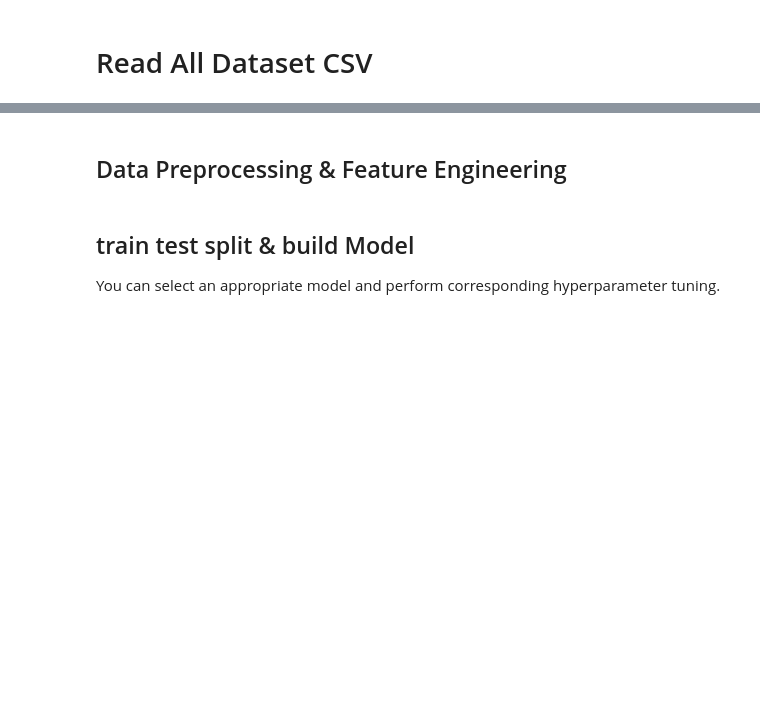
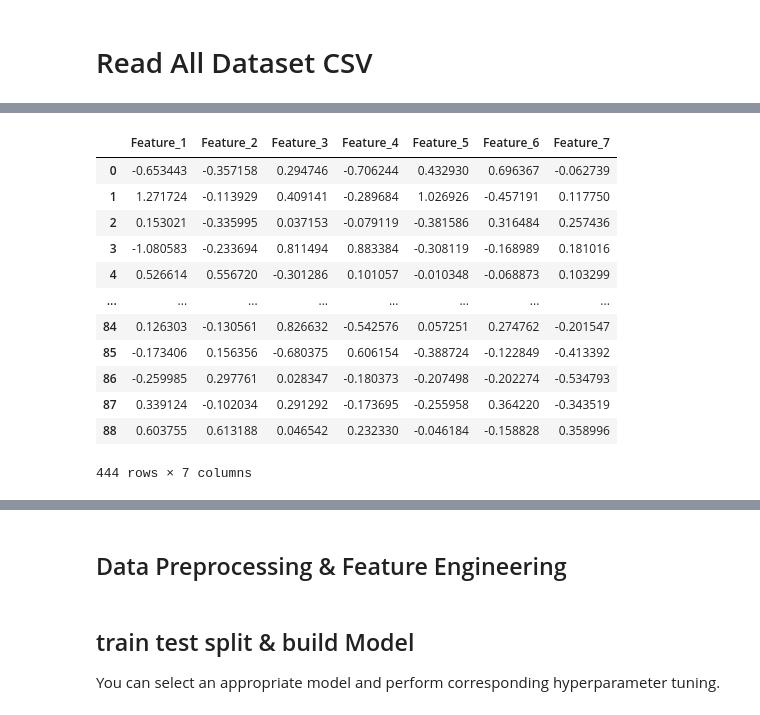
Before and after one commit to Ayukevin/A-general-model-for-Binary-Classification, a Jupyter notebook: template.ipynb, the cells around one changed output, grey strips where cells are left out. Cells and saved outputs as stored; diff of their text form; code cells hidden in the pictures; blank space fills up the shorter version.

```diff
--- a/template.ipynb
+++ b/template.ipynb
@@ -154,8 +156,7 @@ X_train_final_df = pd.DataFrame(X_train_final, columns=[f"Feature_{i+1}" for i i
 X_valid_final_df = pd.DataFrame(X_valid_final, columns=[f"Feature_{i+1}" for i in range(X_valid_final.shape[1])])
 
 # 更新 X_trains 和 X_tests
-X_trains[0] = X_train_final_df
-X_tests[0] = X_valid_final_df
+X_trains[0] = pd.concat([X_train_final_df,X_valid_final_df],axis=0)
 
 # 顯示最終的特徵
 print(f"Final features in X_train: {X_trains[0].shape}")
@@ -251,3 +182,19 @@ Final features in X_test: (89, 7)
+# %%
+X_trains[0]
+# %% [output]
+|  | Feature_1 | Feature_2 | Feature_3 | Feature_4 | Feature_5 | Feature_6 | Feature_7 |
+| 0 | -0.653443 | -0.357158 | 0.294746 | -0.706244 | 0.432930 | 0.696367 | -0.062739 |
+| 1 | 1.271724 | -0.113929 | 0.409141 | -0.289684 | 1.026926 | -0.457191 | 0.117750 |
+| 2 | 0.153021 | -0.335995 | 0.037153 | -0.079119 | -0.381586 | 0.316484 | 0.257436 |
+| 3 | -1.080583 | -0.233694 | 0.811494 | 0.883384 | -0.308119 | -0.168989 | 0.181016 |
+| 4 | 0.526614 | 0.556720 | -0.301286 | 0.101057 | -0.010348 | -0.068873 | 0.103299 |
+| ... | ... | ... | ... | ... | ... | ... | ... |
+| 84 | 0.126303 | -0.130561 | 0.826632 | -0.542576 | 0.057251 | 0.274762 | -0.201547 |
+| 85 | -0.173406 | 0.156356 | -0.680375 | 0.606154 | -0.388724 | -0.122849 | -0.413392 |
+| 86 | -0.259985 | 0.297761 | 0.028347 | -0.180373 | -0.207498 | -0.202274 | -0.534793 |
+| 87 | 0.339124 | -0.102034 | 0.291292 | -0.173695 | -0.255958 | 0.364220 | -0.343519 |
+| 88 | 0.603755 | 0.613188 | 0.046542 | 0.232330 | -0.046184 | -0.158828 | 0.358996 |
+444 rows × 7 columns
 # %%
 ## First: use Filter method to remove features with low variance
 filter = VarianceThreshold()
```
Also changed, not shown: parts of 5 cells of this notebook.
